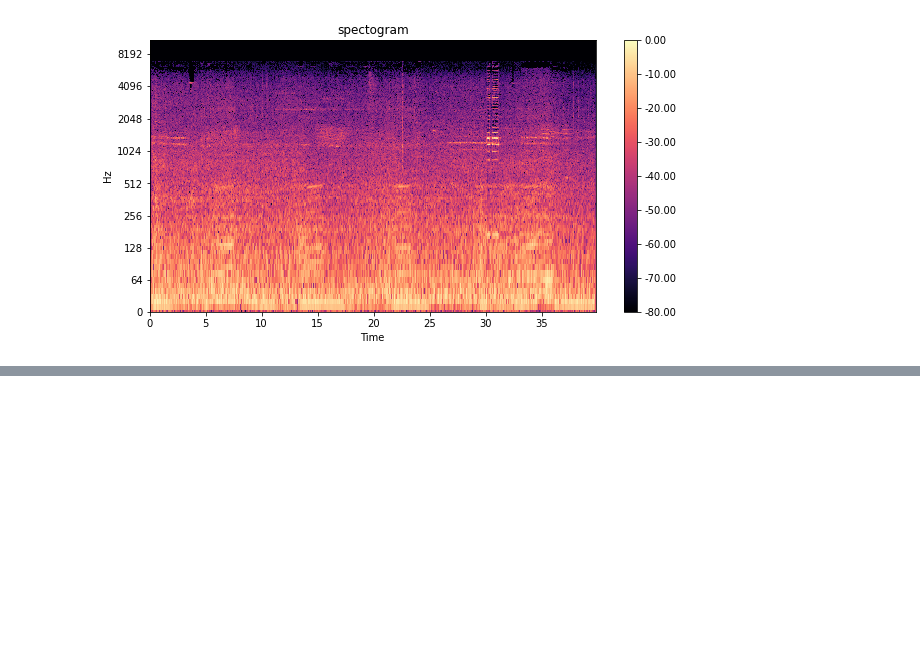
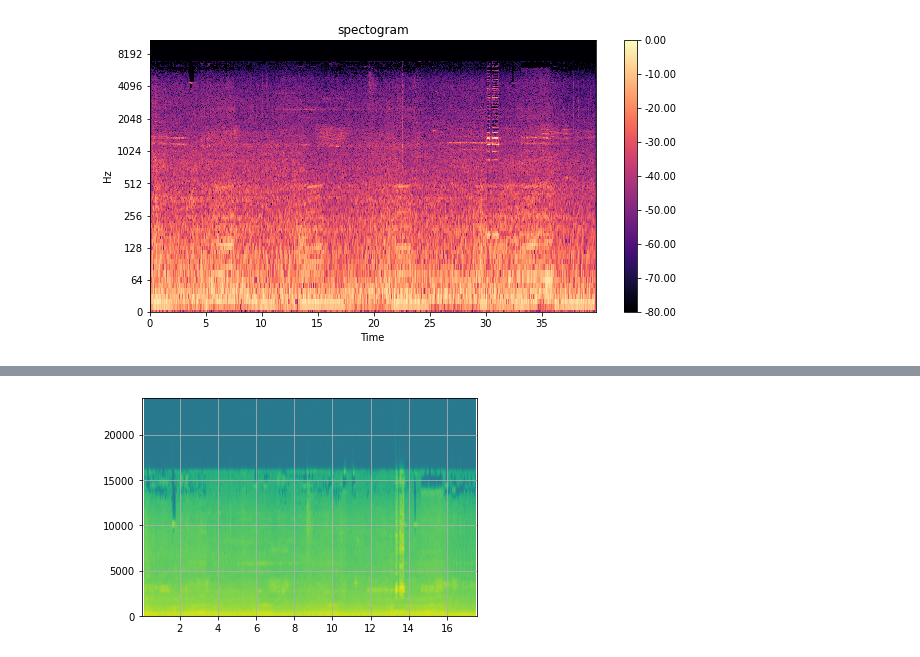
Before and after one commit to rvbug/Audio, a Jupyter notebook: Experiements.ipynb, the cells around one changed output, grey strips where cells are left out. Cells and saved outputs as stored; diff of their text form; code cells hidden in the pictures; blank space fills up the shorter version.

```diff
--- a/Experiements.ipynb
+++ b/Experiements.ipynb
@@ -179,0 +246,7 @@ fig.colorbar(img, ax=ax, format=f'%0.2f');
+# %%
+fig, ax = plt.subplots(1, 1)
+ax.specgram(wave[0], Fs=sr)
+ax.grid(True)
+plt.show()
+# %% [output]
+[figure, added]
```
Also changed, not shown: parts of 28 cells of this notebook.
